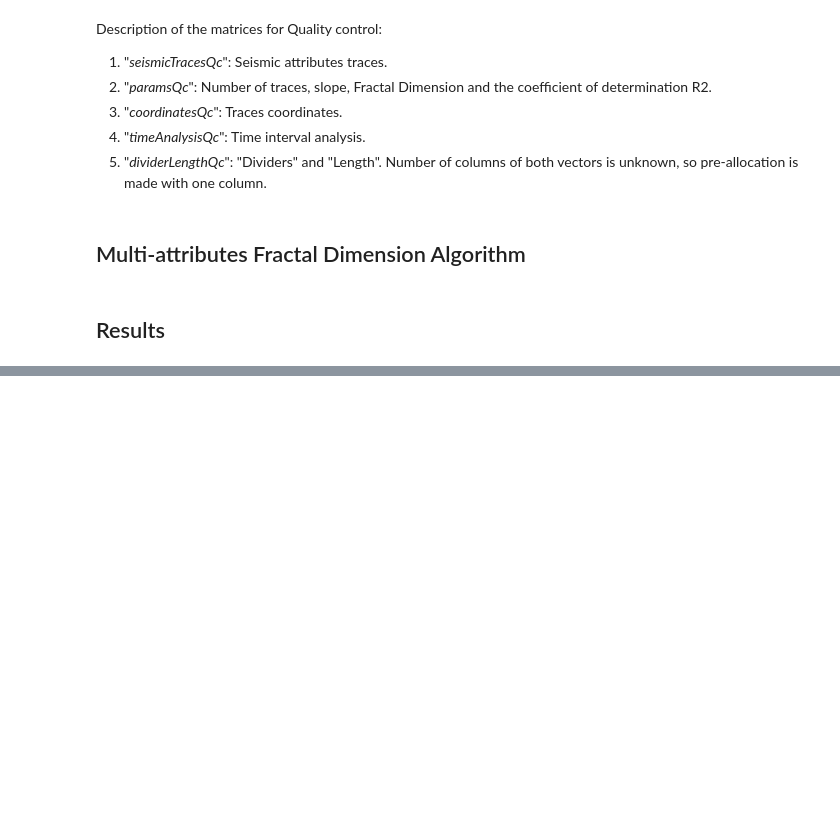
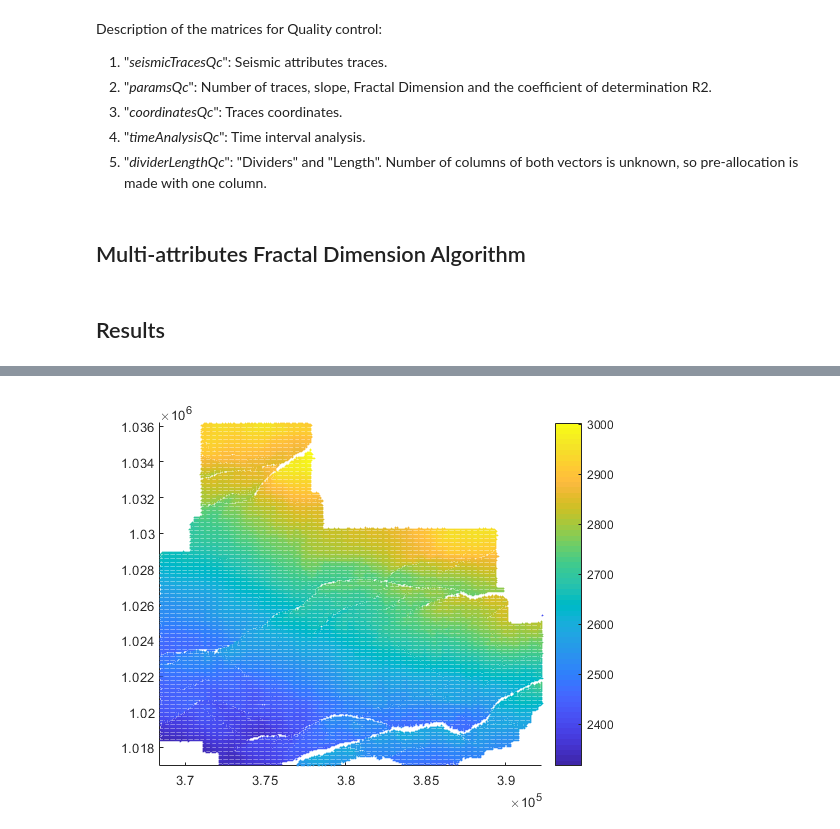
Before and after one commit to EdinsonLeandro/Multi-attributes_Fractal_Dimension, a Jupyter notebook: Multi Attributes Fractal Dimension.ipynb, the cells around one changed output, grey strips where cells are left out. Cells and saved outputs as stored; diff of their text form; code cells hidden in the pictures; blank space fills up the shorter version.

```diff
--- a/Multi Attributes Fractal Dimension.ipynb
+++ b/Multi Attributes Fractal Dimension.ipynb
@@ -451,0 +419,7 @@ Warning: Polynomial is not unique; degree >= number of data points.
+# %%
+scatter(surfaceData(:, 1), surfaceData(:, 2), 1.0, surfaceData(:, 3));
+xlim([min(surfaceData(:, 1)), max(surfaceData(:, 1))]);
+ylim([min(surfaceData(:, 2)), max(surfaceData(:, 2))]);
+colorbar
+# %% [output]
+[figure, added]
```
Also changed, not shown: parts of 9 cells of this notebook, 7 other files.
